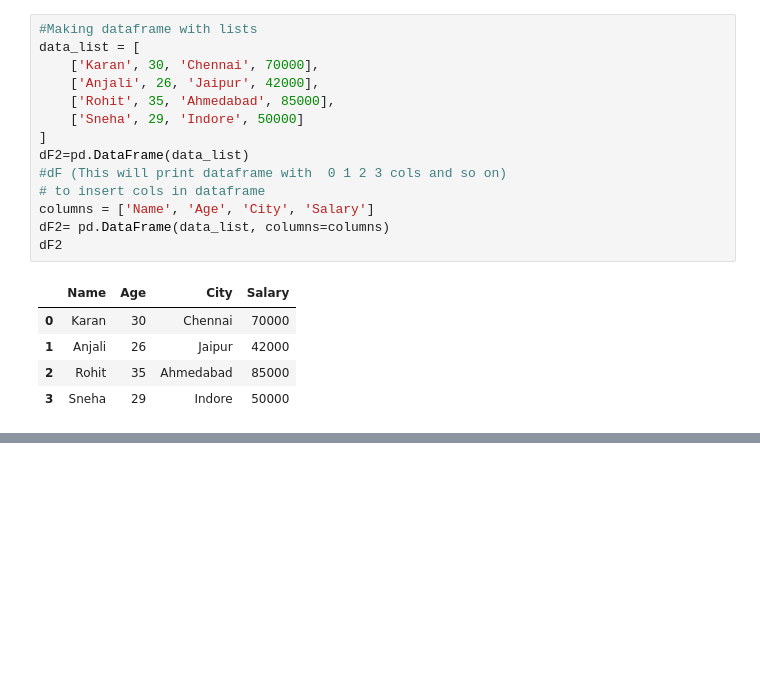
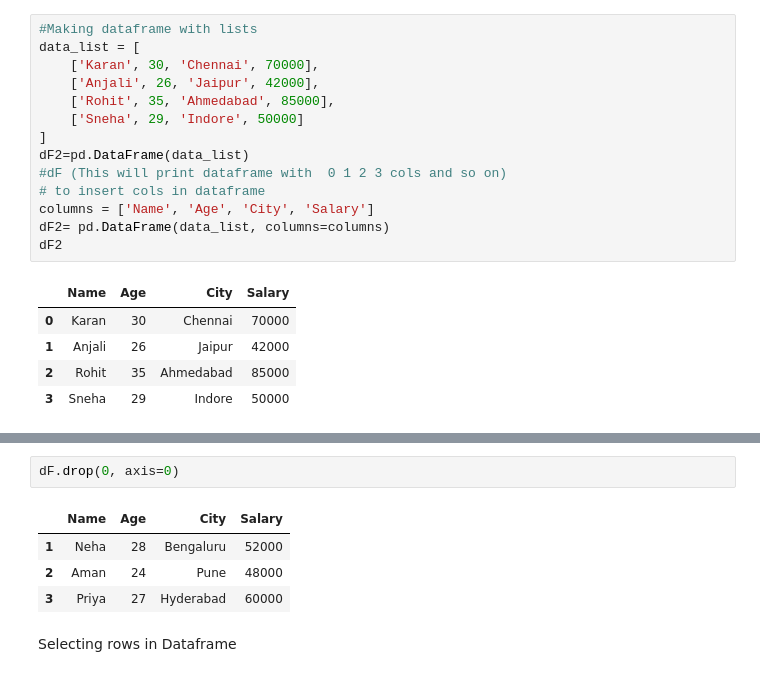
Before and after one commit to Arbaz1506/LearningPandas, a Jupyter notebook: Pandas2.ipynb, the cells around one changed output, grey strips where cells are left out. Saved outputs shown, nothing was run; the diff lists cells and outputs as text; blank space fills up the shorter version.

```diff
--- a/Pandas2.ipynb
+++ b/Pandas2.ipynb
@@ -41,0 +120,9 @@ dF2
+# %%
+dF.drop(0, axis=0)
+# %% [output]
+|  | Name | Age | City | Salary |
+| 1 | Neha | 28 | Bengaluru | 52000 |
+| 2 | Aman | 24 | Pune | 48000 |
+| 3 | Priya | 27 | Hyderabad | 60000 |
+# %% [markdown]
+Selecting rows in Dataframe
```
Also changed, not shown: parts of 23 cells of this notebook.
